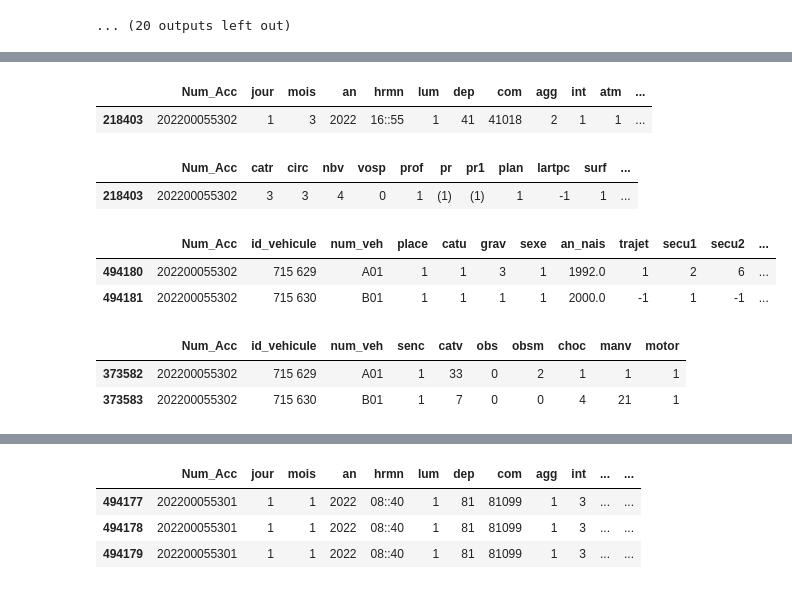
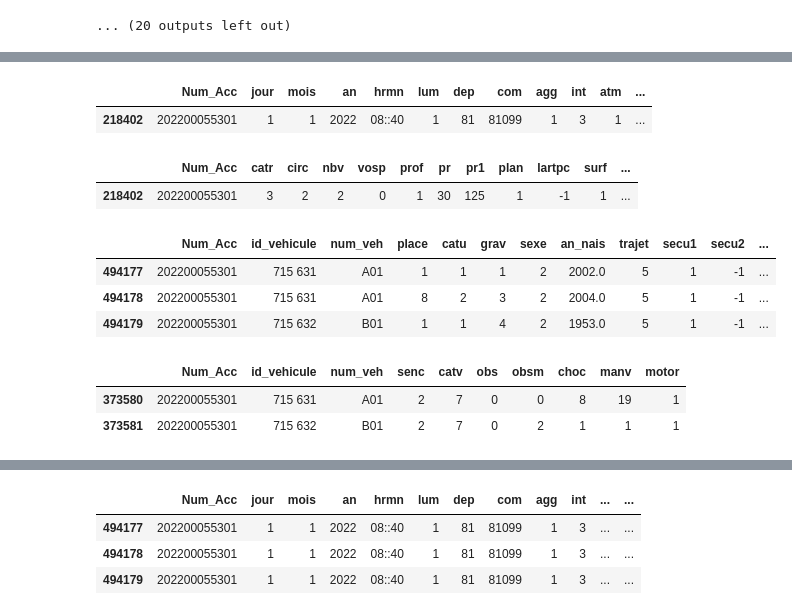
Before and after one commit to remithiney/Projet_Accidentologie, a Jupyter notebook: notebooks/preprocessing.ipynb, the cells around one changed output, grey strips where cells are left out. Cells and saved outputs as stored; diff of their text form; code cells hidden in the pictures.

```diff
--- a/notebooks/preprocessing.ipynb
+++ b/notebooks/preprocessing.ipynb
@@ -456,21 +456,24 @@ for prefix, df in zip(prefixes, concatenated_dataframes):
 # %%
 # Vérifications
+CHECK_NUM_ACC_TEST = 202200055301
+
 
 
 for df in concatenated_dataframes:
-    df = df[df['Num_Acc'] == 202200055302]
+    df = df[df['Num_Acc'] == CHECK_NUM_ACC_TEST]
     display(df)
 # %% [output]
 |  | Num_Acc | jour | mois | an | hrmn | lum | dep | com | agg | int | atm | ... |
-| 218403 | 202200055302 | 1 | 3 | 2022 | 16::55 | 1 | 41 | 41018 | 2 | 1 | 1 | ... |
+| 218402 | 202200055301 | 1 | 1 | 2022 | 08::40 | 1 | 81 | 81099 | 1 | 3 | 1 | ... |
 |  | Num_Acc | catr | circ | nbv | vosp | prof | pr | pr1 | plan | lartpc | surf | ... |
-| 218403 | 202200055302 | 3 | 3 | 4 | 0 | 1 | (1) | (1) | 1 | -1 | 1 | ... |
+| 218402 | 202200055301 | 3 | 2 | 2 | 0 | 1 | 30 | 125 | 1 | -1 | 1 | ... |
 |  | Num_Acc | id_vehicule | num_veh | place | catu | grav | sexe | an_nais | trajet | secu1 | secu2 | ... |
-| 494180 | 202200055302 | 715 629 | A01 | 1 | 1 | 3 | 1 | 1992.0 | 1 | 2 | 6 | ... |
-| 494181 | 202200055302 | 715 630 | B01 | 1 | 1 | 1 | 1 | 2000.0 | -1 | 1 | -1 | ... |
+| 494177 | 202200055301 | 715 631 | A01 | 1 | 1 | 1 | 2 | 2002.0 | 5 | 1 | -1 | ... |
+| 494178 | 202200055301 | 715 631 | A01 | 8 | 2 | 3 | 2 | 2004.0 | 5 | 1 | -1 | ... |
+| 494179 | 202200055301 | 715 632 | B01 | 1 | 1 | 4 | 2 | 1953.0 | 5 | 1 | -1 | ... |
 |  | Num_Acc | id_vehicule | num_veh | senc | catv | obs | obsm | choc | manv | motor |
-| 373582 | 202200055302 | 715 629 | A01 | 1 | 33 | 0 | 2 | 1 | 1 | 1 |
-| 373583 | 202200055302 | 715 630 | B01 | 1 | 7 | 0 | 0 | 4 | 21 | 1 |
+| 373580 | 202200055301 | 715 631 | A01 | 2 | 7 | 0 | 0 | 8 | 19 | 1 |
+| 373581 | 202200055301 | 715 632 | B01 | 2 | 7 | 0 | 2 | 1 | 1 | 1 |
 # %%
 # Merge des 4 dataframes en 1
 
```
Also changed, not shown: parts of 8 cells of this notebook.
